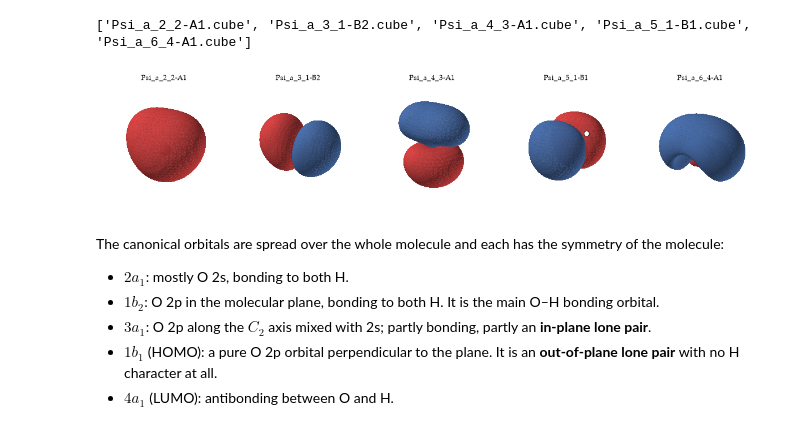
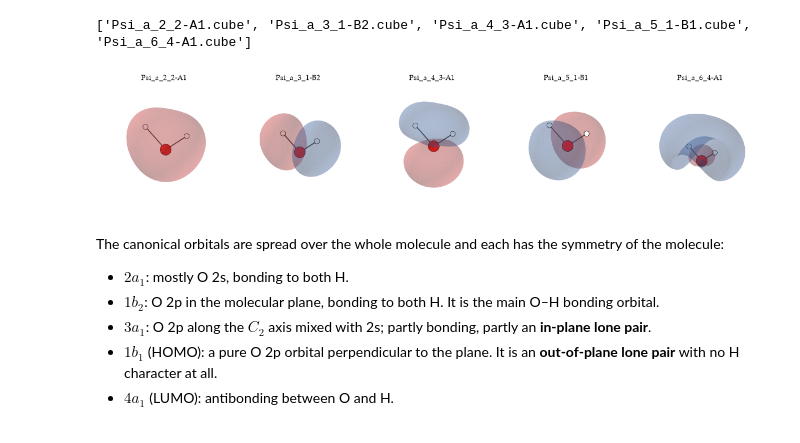
Before and after one commit to blinkletter/UsingPsi4v2, a Jupyter notebook: temp/09-molecular-orbitals.ipynb, the cells around one changed output. Saved outputs shown, nothing was run; the diff lists cells and outputs as text; code cells hidden in the pictures.

```diff
--- a/temp/09-molecular-orbitals.ipynb
+++ b/temp/09-molecular-orbitals.ipynb
@@ -204,9 +204,9 @@ print(sorted(p.name for p in cube_dir.glob("Psi_a_*.cube")))
 ['Psi_a_2_2-A1.cube', 'Psi_a_3_1-B2.cube', 'Psi_a_4_3-A1.cube', 'Psi_a_5_1-B1.cube', 'Psi_a_6_4-A1.cube']
 # %%
 mo_cubes = sorted(cube_dir.glob("Psi_a_*.cube"), key=lambda p: int(p.name.split("_")[2]))
-ph.show_orbitals(mo_cubes, titles=[p.stem for p in mo_cubes], mol=water, interactive=INTERACTIVE)
+ph.show_orbitals(mo_cubes, titles=[p.stem for p in mo_cubes], mol=water, interactive=INTERACTIVE, transparency=0.75)
 # %% [output]
-[figure, old version]
+[figure, new version]
 # %% [markdown]
 The canonical orbitals are spread over the whole molecule and each has the symmetry of the molecule:
 
```
Also changed, not shown: parts of 3 cells of this notebook, 5 other files.
